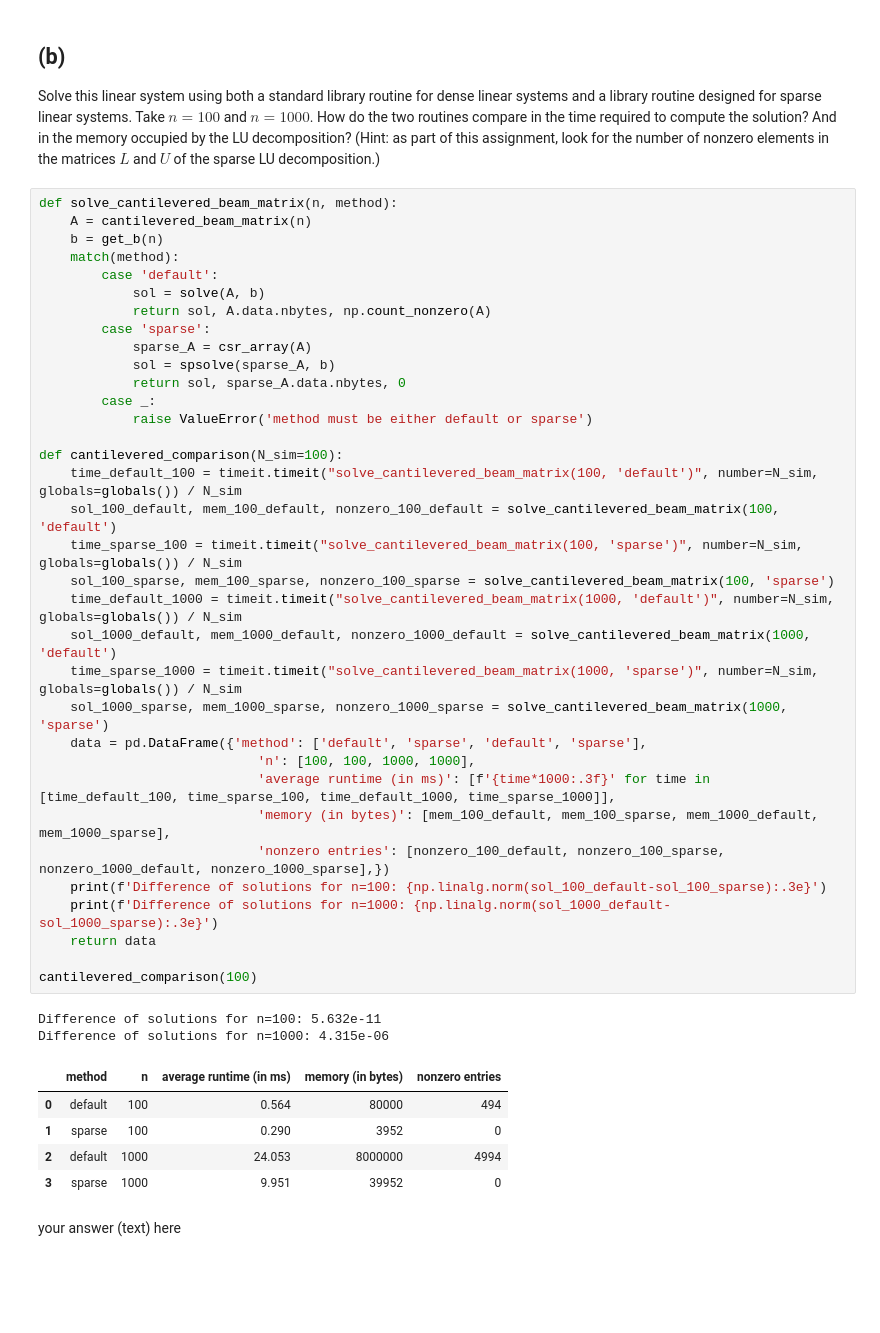
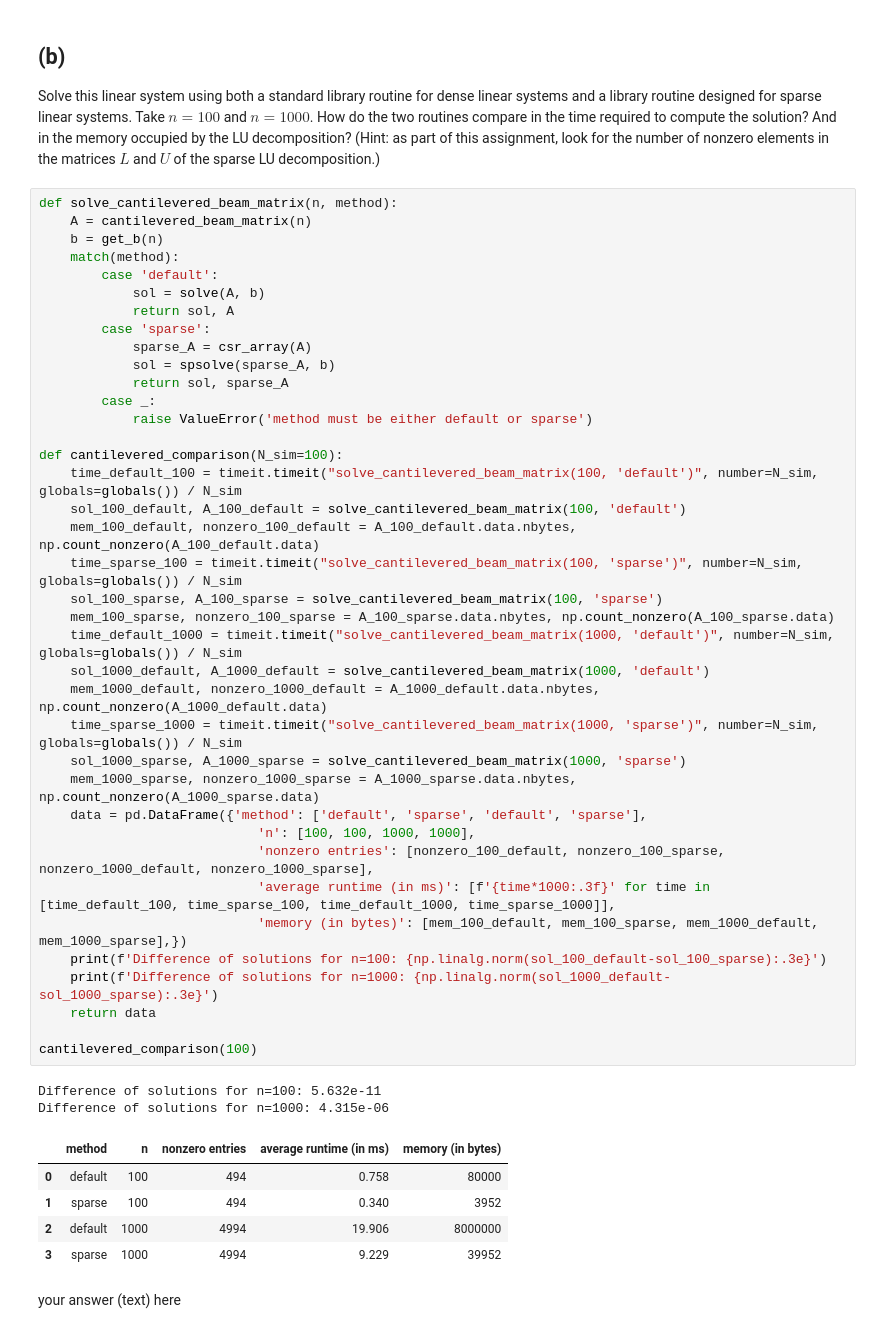
Before and after one commit to jonas4climate/na-assignment1, a Jupyter notebook: hw2_2023.ipynb, the cells around one changed output. Drawn from its saved outputs; the diff is of its cells as text; blank space fills up the shorter version.

```diff
--- a/hw2_2023.ipynb
+++ b/hw2_2023.ipynb
@@ -204,45 +204,49 @@ Solve this linear system using both a standard library routine for dense linear
 # %%
 def solve_cantilevered_beam_matrix(n, method):
     A = cantilevered_beam_matrix(n)
     b = get_b(n)
     match(method):
         case 'default':
             sol = solve(A, b)
-            return sol, A.data.nbytes, np.count_nonzero(A)
+            return sol, A
         case 'sparse':
             sparse_A = csr_array(A)
             sol = spsolve(sparse_A, b)
-            return sol, sparse_A.data.nbytes, 0
+            return sol, sparse_A
         case _:
             raise ValueError('method must be either default or sparse')
 
 def cantilevered_comparison(N_sim=100):
     time_default_100 = timeit.timeit("solve_cantilevered_beam_matrix(100, 'default')", number=N_sim, globals=globals()) / N_sim
-    sol_100_default, mem_100_default, nonzero_100_default = solve_cantilevered_beam_matrix(100, 'default')
+    sol_100_default, A_100_default = solve_cantilevered_beam_matrix(100, 'default')
+    mem_100_default, nonzero_100_default = A_100_default.data.nbytes, np.count_nonzero(A_100_default.data)
     time_sparse_100 = timeit.timeit("solve_cantilevered_beam_matrix(100, 'sparse')", number=N_sim, globals=globals()) / N_sim
-    sol_100_sparse, mem_100_sparse, nonzero_100_sparse = solve_cantilevered_beam_matrix(100, 'sparse')
+    sol_100_sparse, A_100_sparse = solve_cantilevered_beam_matrix(100, 'sparse')
+    mem_100_sparse, nonzero_100_sparse = A_100_sparse.data.nbytes, np.count_nonzero(A_100_sparse.data)
     time_default_1000 = timeit.timeit("solve_cantilevered_beam_matrix(1000, 'default')", number=N_sim, globals=globals()) / N_sim
-    sol_1000_default, mem_1000_default, nonzero_1000_default = solve_cantilevered_beam_matrix(1000, 'default')
+    sol_1000_default, A_1000_default = solve_cantilevered_beam_matrix(1000, 'default')
+    mem_1000_default, nonzero_1000_default = A_1000_default.data.nbytes, np.count_nonzero(A_1000_default.data)
     time_sparse_1000 = timeit.timeit("solve_cantilevered_beam_matrix(1000, 'sparse')", number=N_sim, globals=globals()) / N_sim
-    sol_1000_sparse, mem_1000_sparse, nonzero_1000_sparse = solve_cantilevered_beam_matrix(1000, 'sparse')
+    sol_1000_sparse, A_1000_sparse = solve_cantilevered_beam_matrix(1000, 'sparse')
+    mem_1000_sparse, nonzero_1000_sparse = A_1000_sparse.data.nbytes, np.count_nonzero(A_1000_sparse.data)
     data = pd.DataFrame({'method': ['default', 'sparse', 'default', 'sparse'],
                             'n': [100, 100, 1000, 1000],
+                            'nonzero entries': [nonzero_100_default, nonzero_100_sparse, nonzero_1000_default, nonzero_1000_sparse],
                             'average runtime (in ms)': [f'{time*1000:.3f}' for time in [time_default_100, time_sparse_100, time_default_1000, time_sparse_1000]],
-                            'memory (in bytes)': [mem_100_default, mem_100_sparse, mem_1000_default, mem_1000_sparse],
-                            'nonzero entries': [nonzero_100_default, nonzero_100_sparse, nonzero_1000_default, nonzero_1000_sparse],})
+                            'memory (in bytes)': [mem_100_default, mem_100_sparse, mem_1000_default, mem_1000_sparse],})
     print(f'Difference of solutions for n=100: {np.linalg.norm(sol_100_default-sol_100_sparse):.3e}')
     print(f'Difference of solutions for n=1000: {np.linalg.norm(sol_1000_default-sol_1000_sparse):.3e}')
     return data
 
 cantilevered_comparison(100)
 # %% [output]
 Difference of solutions for n=100: 5.632e-11
 Difference of solutions for n=1000: 4.315e-06
-|  | method | n | average runtime (in ms) | memory (in bytes) | nonzero entries |
-| 0 | default | 100 | 0.564 | 80000 | 494 |
-| 1 | sparse | 100 | 0.290 | 3952 | 0 |
-| 2 | default | 1000 | 24.053 | 8000000 | 4994 |
-| 3 | sparse | 1000 | 9.951 | 39952 | 0 |
+|  | method | n | nonzero entries | average runtime (in ms) | memory (in bytes) |
+| 0 | default | 100 | 494 | 0.758 | 80000 |
+| 1 | sparse | 100 | 494 | 0.340 | 3952 |
+| 2 | default | 1000 | 4994 | 19.906 | 8000000 |
+| 3 | sparse | 1000 | 4994 | 9.229 | 39952 |
 # %% [markdown]
 your answer (text) here
 # %% [markdown]
```
